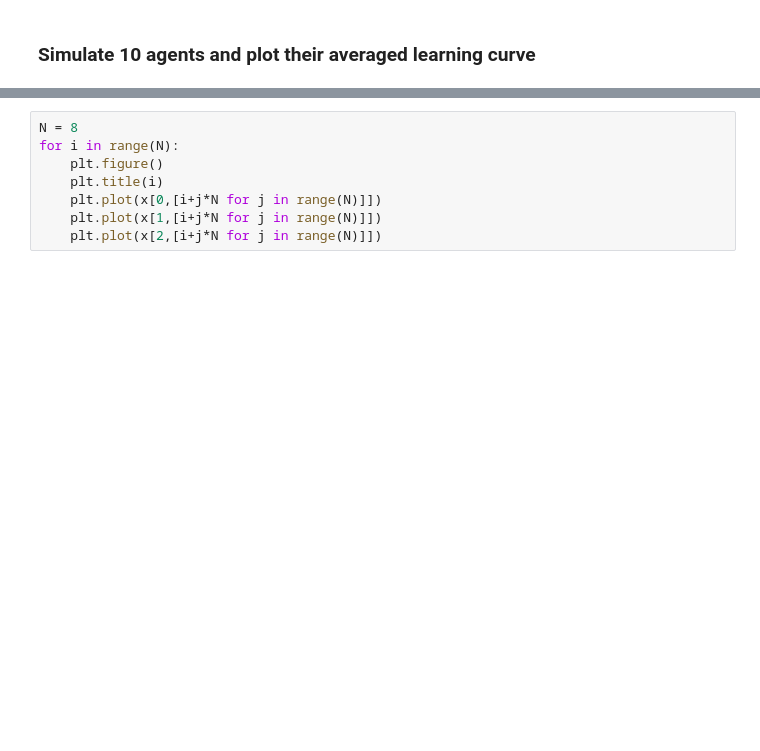
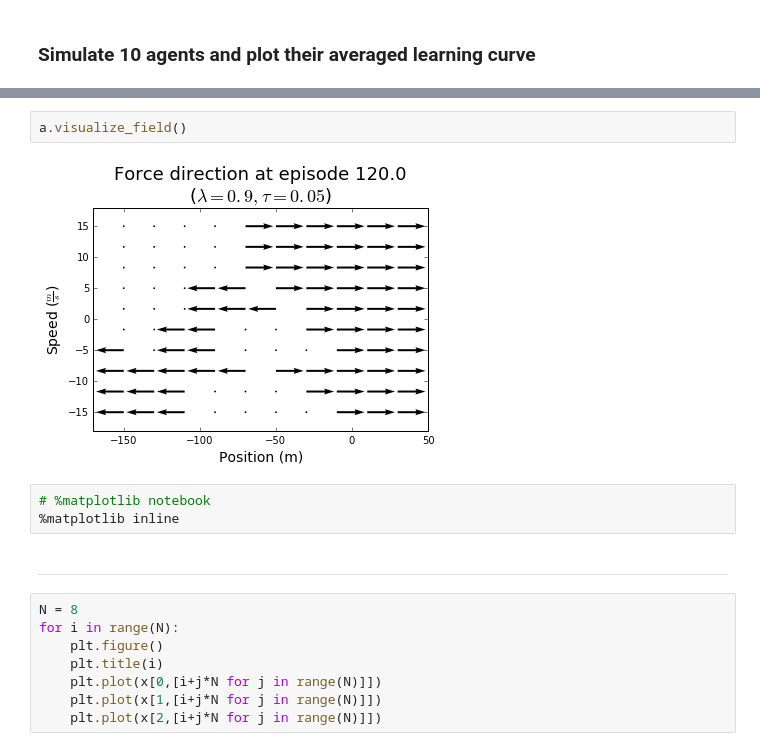
Before and after one commit to cipri-tom/mountain-car, a Jupyter notebook: scripts/main.ipynb, the cells around one changed output, grey strips where cells are left out. Drawn from its saved outputs; the diff is of its cells as text; blank space fills up the shorter version.

Commit message:
added vector field plot

```diff
--- a/scripts/main.ipynb
+++ b/scripts/main.ipynb
@@ -123,3 +164,12 @@ np.mean(times)
+# %%
+a.visualize_field()
+# %% [output]
+[figure, added]
+# %%
+# %matplotlib notebook
+%matplotlib inline
+# %% [markdown]
+---
 # %%
 N = 8
 for i in range(N):
```
Also changed, not shown: parts of 24 cells of this notebook, 1 other file.
